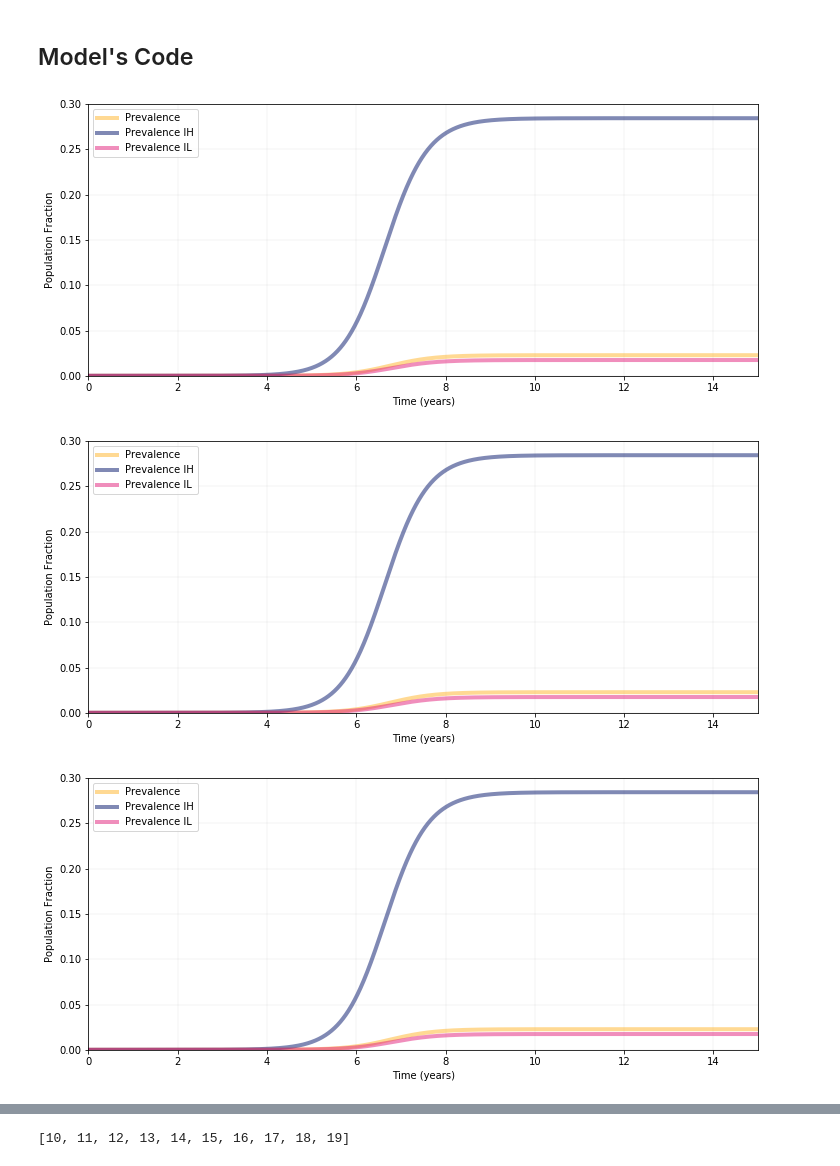
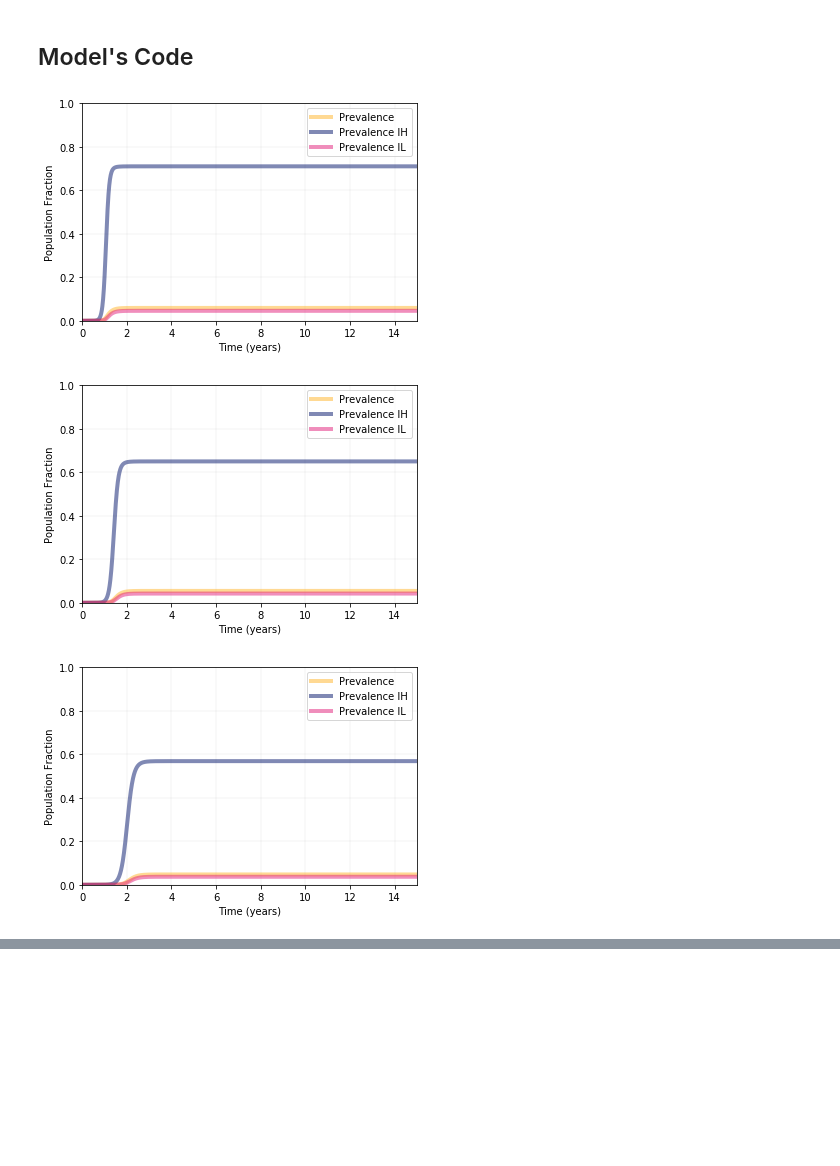
Before and after one commit to Chipdelmal/epiModellingClass, a Jupyter notebook: Practical03/Gonorrhea_HeterogeneousB.ipynb, the cells around one changed output, grey strips where cells are left out. Cells and saved outputs as stored; diff of their text form; code cells hidden in the pictures; blank space fills up the shorter version.

```diff
--- a/Practical03/Gonorrhea_HeterogeneousB.ipynb
+++ b/Practical03/Gonorrhea_HeterogeneousB.ipynb
@@ -41,7 +41,7 @@ plt.rcParams['figure.figsize'] = [12, 5]
 # %% [markdown]
 ## Model's Code
 # %%
-for cl in [i/(10 * 12) for i in range(10, 20, 1)]:
+for cL in [i/(10 * 12) for i in range(10, 15, 1)]:
     #################################################################
     # User inputs
     #################################################################
@@ -58,34 +58,34 @@ for cl in [i/(10 * 12) for i in range(10, 20, 1)]:
     gL = 1 - gH
     (SH0, IH0, SL0, IL0) = (N * nH - Inf0, Inf0, N - N * nH, 0)
     y0 = (SH0, IH0, SL0, IL0)
     t = np.linspace(0, tmax, tmax * 10)
     #################################################################
     # Run
     #################################################################
     ret = odeint(
             model.dGonorrheaHeterogeneous, y0, t,
             args=(N, beta, cL, cMean, nH, nL, rec, gH, gL, cH)
         )
     (SH, IH, SL, IL) = ret.T
     #################################################################
     # Plot
     #################################################################
     (prev, prevH, prevL) = ((IH + IL) / N, IH/(N * nH), IL/(N * nL))
     tp = (
             (prev, '#ffb428', 'Prevalence'),
             (prevH, '#02146b', 'Prevalence IH'),
             (prevL, '#e21e7b', 'Prevalence IL')
         )
     (fig, ax) = aux.plotEpiDynamicsPop(tp, t/12, tmax/12, 1)
     # ax.set_xticks(np.arange(0, tmax/12, 1))
     # ax.set_yticks(np.arange(0, 1, .1))
-    ax.set_ylim(0, .3)
+    ax.set_ylim(0, 1)
     ax.set_xlim(0, tmax / 12)
     plt.grid(
             b=True, which='major', lw=.2, alpha=.5,
             color='#666666', linestyle='--'
         )
 # %% [output]
-[figure, old version]
+[figure, new version]
-[figure, old version]
+[figure, new version]
-[figure, old version]
+[figure, new version]
@@ -99,4 +93,0 @@ for cl in [i/(10 * 12) for i in range(10, 20, 1)]:
-# %%
-list(range(10, 20, 1))
-# %% [output]
-[10, 11, 12, 13, 14, 15, 16, 17, 18, 19]
```
Also changed, not shown: parts of 1 cell of this notebook.
